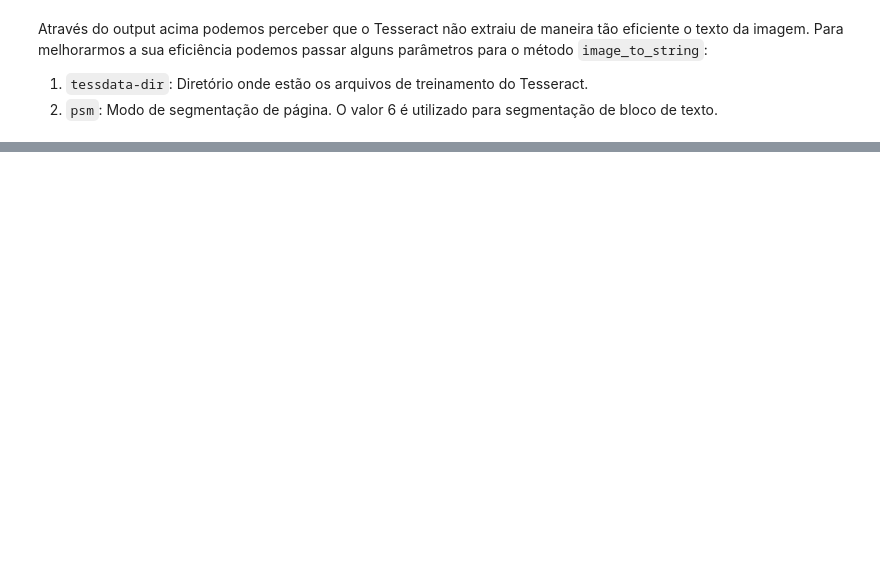
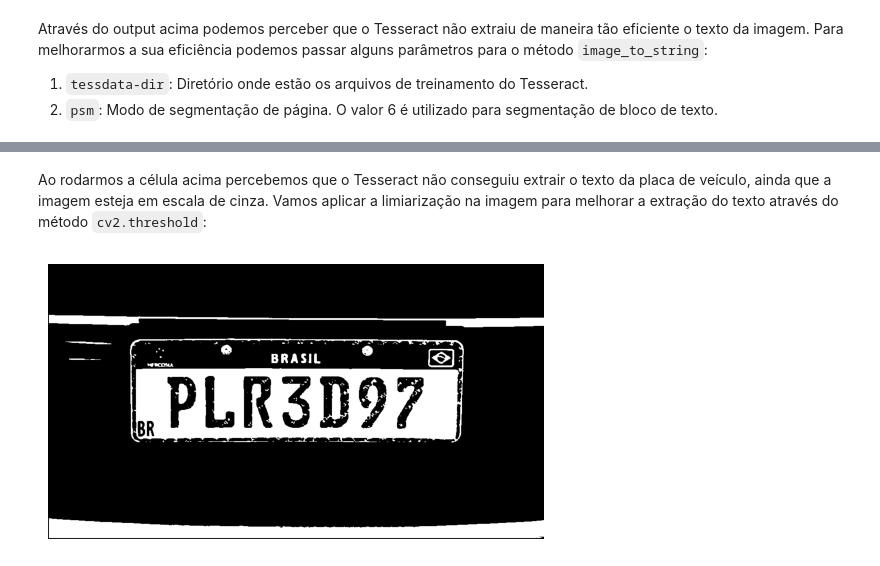
Before and after one commit to RomaniMateus/car_license_plate_recog, a Jupyter notebook: main.ipynb, the cells around one changed output, grey strips where cells are left out. Saved outputs shown, nothing was run; the diff lists cells and outputs as text; code cells hidden in the pictures; blank space fills up the shorter version.

```diff
--- a/main.ipynb
+++ b/main.ipynb
@@ -81,0 +126,17 @@ Vamos utilizar o pytesseract para extrair o texto de uma placa de veículo. Para
+# %% [markdown]
+Ao rodarmos a célula acima percebemos que o Tesseract não conseguiu extrair o texto da placa de veículo, ainda que a imagem esteja em escala de cinza. Vamos aplicar a limiarização na imagem para melhorar a extração do texto através do método `cv2.threshold`:
+# %%
+# Aplicando a limiarização
+_, threshold_image = cv2.threshold(gray_image, 127, 255, cv2.THRESH_BINARY)
+
+# Exibindo a imagem limiarizada
+# cv2.imshow('threshold_image', threshold_image)
+# cv2.waitKey(0)
+# cv2.destroyAllWindows()
+
+threshold_image = cv2.cvtColor(threshold_image, cv2.COLOR_BGR2RGB)
+plt.imshow(threshold_image)
+plt.axis('off')  # It helps when Turn off axes to remove the axis ticks and labels
+plt.show()
+# %% [output]
+[figure, added]
```
Also changed, not shown: parts of 9 cells of this notebook.
